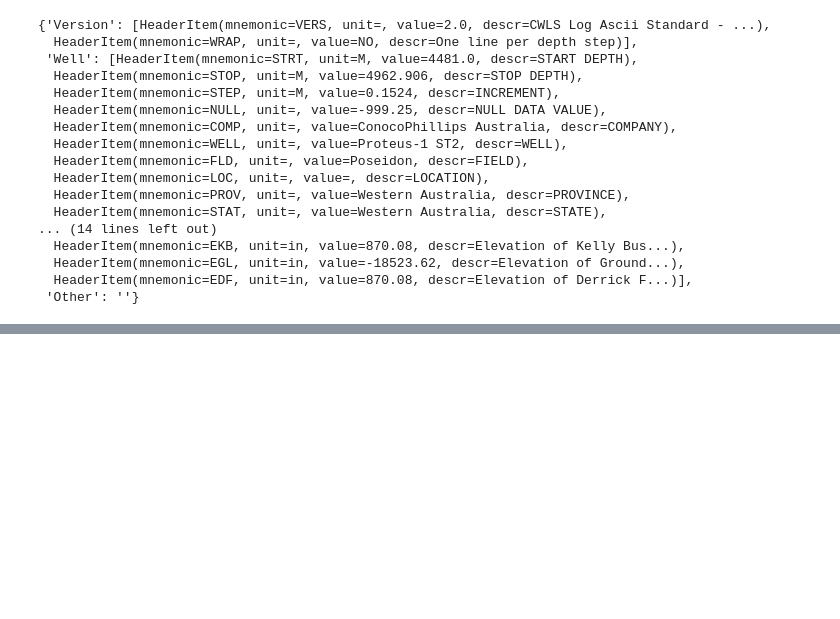
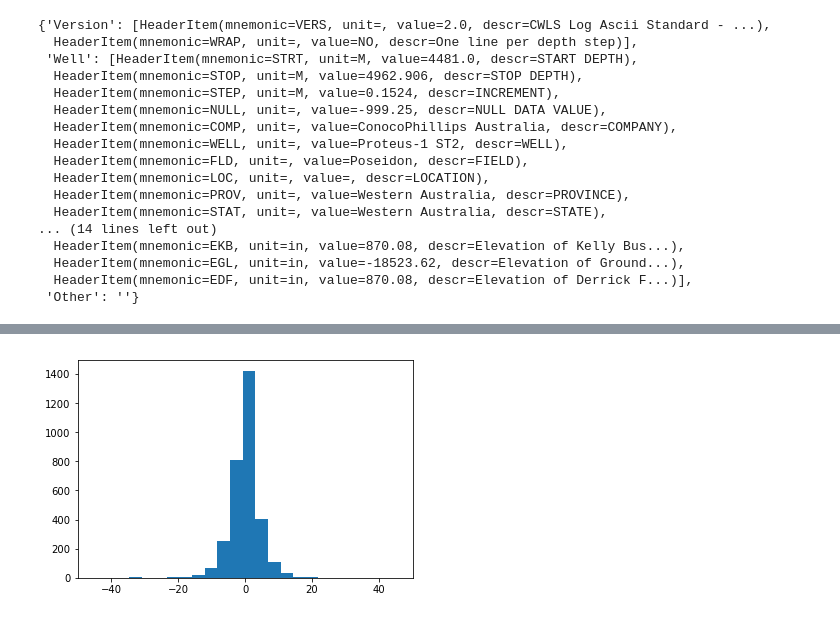
Before and after one commit to blasscoc/GeoHacker, a Jupyter notebook: notebooks/Read Some LAS.ipynb, the cells around one changed output, grey strips where cells are left out. Cells and saved outputs as stored; diff of their text form; code cells hidden in the pictures; blank space fills up the shorter version.

```diff
--- a/notebooks/Read Some LAS.ipynb
+++ b/notebooks/Read Some LAS.ipynb
@@ -54,0 +47,8 @@ DEPT
+# %%
+med = data['GR_STGC'] - data['GR_STGC'].rolling(window=10, center=True).median()
+indx = ~np.isnan(med)
+plt.hist(med[indx],100)
+plt.xlim([-50,50])
+plt.show()
+# %% [output]
+[figure, added]
```
Also changed, not shown: parts of 7 cells of this notebook, 1 other file.
